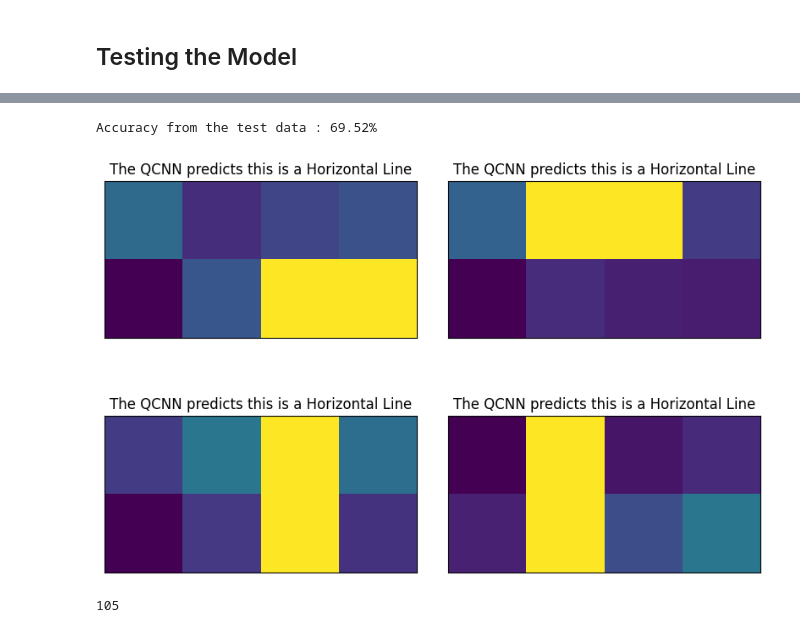
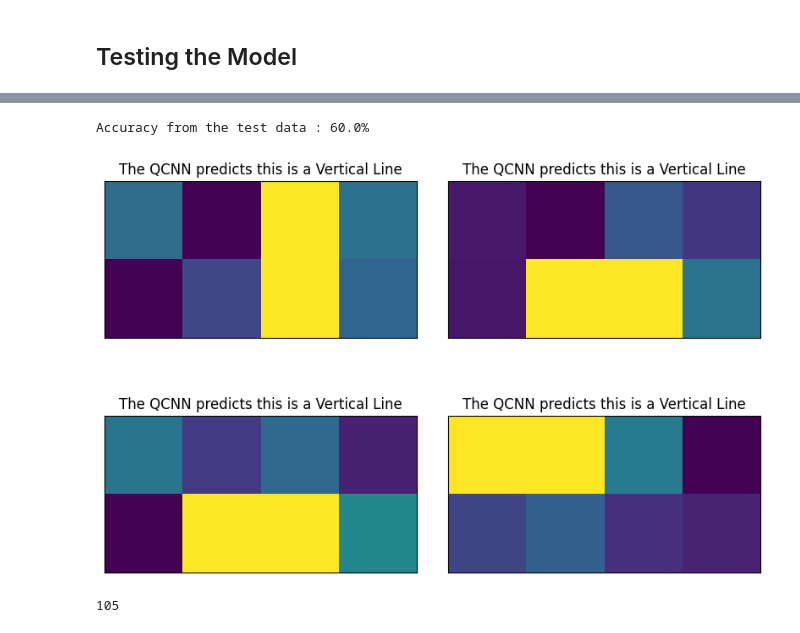
Before and after one commit to halcdev/qcnn, a Jupyter notebook: Subteam 2/StreamlinedQCNN.ipynb, the cells around one changed output, grey strips where cells are left out. Drawn from its saved outputs; the diff is of its cells as text; code cells hidden in the pictures.

Commit message:
Fixed the error in the last code block for accuracy in test data

```diff
--- a/Subteam 2/StreamlinedQCNN.ipynb
+++ b/Subteam 2/StreamlinedQCNN.ipynb
@@ -288,22 +306,21 @@ Accuracy from the train data : 69.52%
 # %%
-
 y_predict = classifier.predict(test_images)
-x = np.asarray(train_images)
-y = np.asarray(train_labels)
+x = np.asarray(test_images)
+y = np.asarray(test_labels)
 print(f"Accuracy from the test data : {np.round(100 * classifier.score(x, y), 2)}%")
 
 # Let's see some examples in our dataset
 fig, ax = plt.subplots(2, 2, figsize=(10, 6), subplot_kw={"xticks": [], "yticks": []})
 for i in range(0, 4):
     ax[i // 2, i % 2].imshow(test_images[i].reshape(2, 4), aspect="equal")
     if y_predict[i] == -1:
         ax[i // 2, i % 2].set_title("The QCNN predicts this is a Horizontal Line")
     if y_predict[i] == +1:
         ax[i // 2, i % 2].set_title("The QCNN predicts this is a Vertical Line")
 plt.subplots_adjust(wspace=0.1, hspace=0.5)
 # %% [output]
-Accuracy from the test data : 69.52%
+Accuracy from the test data : 60.0%
-[figure, old version]
+[figure, new version]
 # %%
 print(len(y))
 # %% [output]
```
Also changed, not shown: parts of 2 cells of this notebook.
